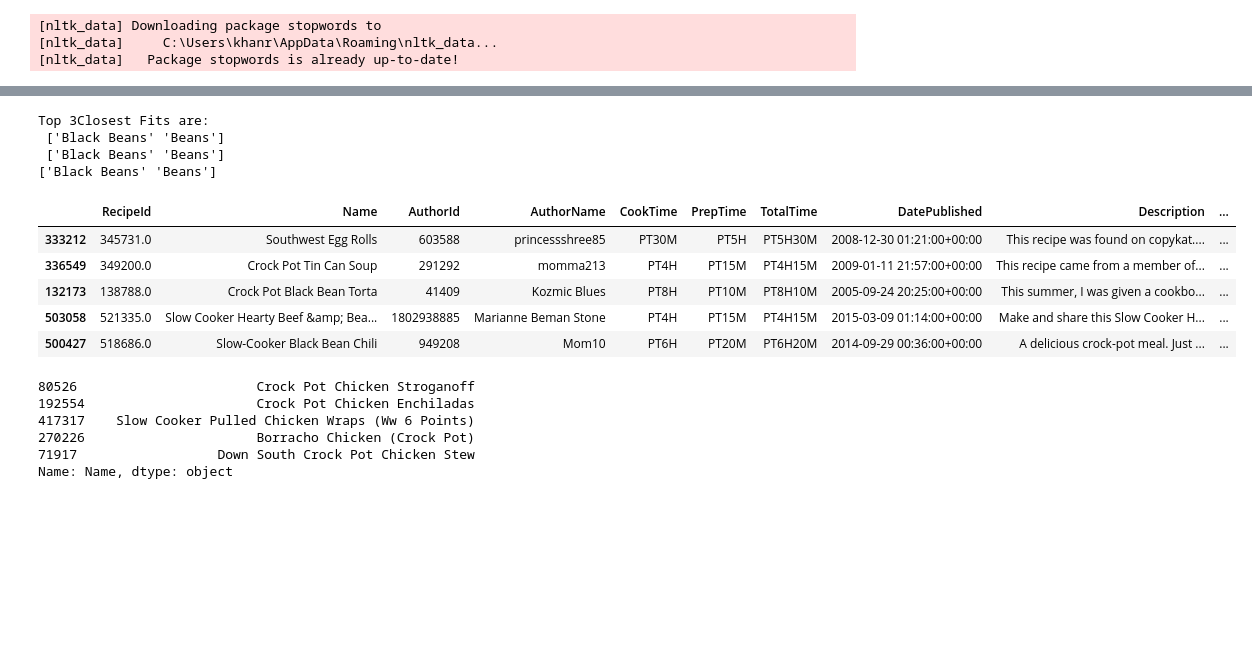
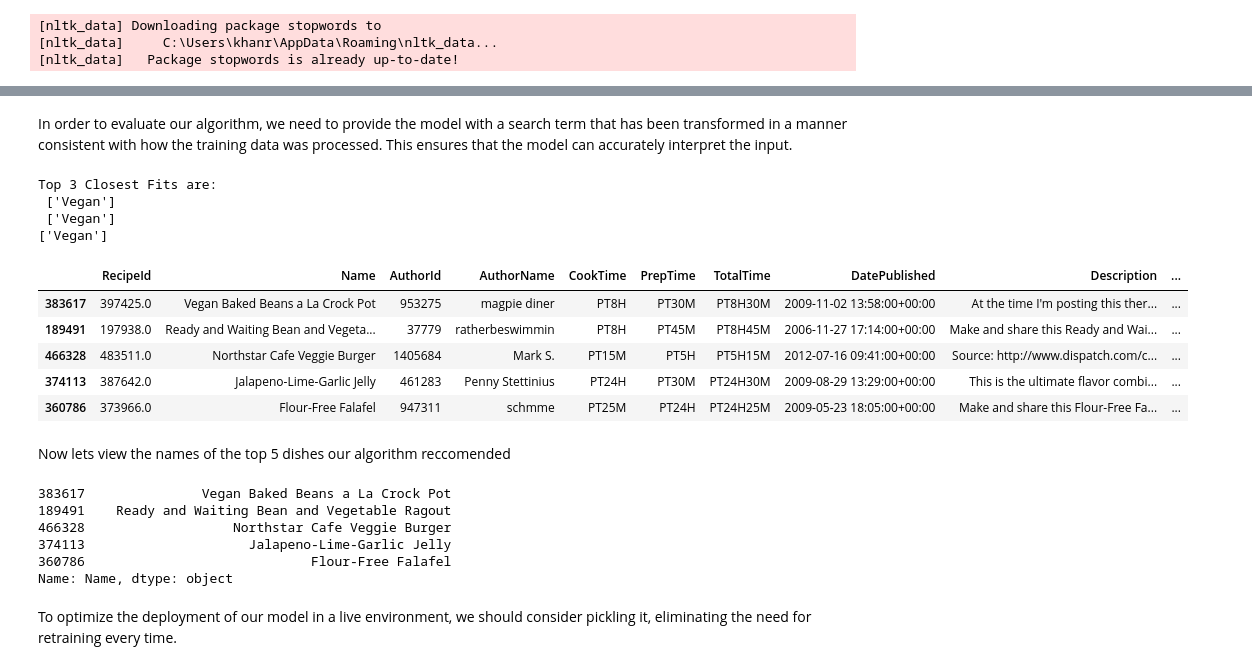
Before and after one commit to RafayKhan2/Brainstation-Capstone, a Jupyter notebook: Rafay_Khan_Capstone_Sprint1.ipynb, the cells around one changed output, grey strips where cells are left out. Saved outputs shown, nothing was run; the diff lists cells and outputs as text; code cells hidden in the pictures; blank space fills up the shorter version.

```diff
--- a/Rafay_Khan_Capstone_Sprint1.ipynb
+++ b/Rafay_Khan_Capstone_Sprint1.ipynb
@@ -374,28 +402,37 @@ NearestNeighbors(algorithm='auto', leaf_size=30, metric='cosine',
+# %% [markdown]
+In order to evaluate our algorithm, we need to provide the model with a search term that has been transformed in a manner consistent with how the training data was processed. This ensures that the model can accurately interpret the input.
 # %%
-search_terms = ['Black']
+search_terms = ['Vegan']
 search_terms_transformed = tfidf.transform(search_terms)
 
 dist, neighbour_ind = nn_model.kneighbors(search_terms_transformed)
 idx = neighbour_ind[0].astype(int)
-print(f"\nTop 3Closest Fits are:\n {X.iloc[neighbour_ind[0][0]]} \n {X.iloc[neighbour_ind[0][1]]} \n{X.iloc[neighbour_ind[0][2]]}")
-nutrition.iloc[idx]
+print(f"\nTop 3 Closest Fits are:\n {X.iloc[neighbour_ind[0][0]]} \n {X.iloc[neighbour_ind[0][1]]} \n{X.iloc[neighbour_ind[0][2]]}")
+recomendations = nutrition.iloc[idx]
+recomendations_query = recomendations['Keywords']
+#print(recomendations_query)
+recomendations
 # %% [output]
-Top 3Closest Fits are:
- ['Black Beans' 'Beans']
- ['Black Beans' 'Beans']
-['Black Beans' 'Beans']
+Top 3 Closest Fits are:
+ ['Vegan']
+ ['Vegan']
+['Vegan']
 |  | RecipeId | Name | AuthorId | AuthorName | CookTime | PrepTime | TotalTime | DatePublished | Description | ... |
-| 333212 | 345731.0 | Southwest Egg Rolls | 603588 | princessshree85 | PT30M | PT5H | PT5H30M | 2008-12-30 01:21:00+00:00 | This recipe was found on copykat.... | ... |
-| 336549 | 349200.0 | Crock Pot Tin Can Soup | 291292 | momma213 | PT4H | PT15M | PT4H15M | 2009-01-11 21:57:00+00:00 | This recipe came from a member of... | ... |
-| 132173 | 138788.0 | Crock Pot Black Bean Torta | 41409 | Kozmic Blues | PT8H | PT10M | PT8H10M | 2005-09-24 20:25:00+00:00 | This summer, I was given a cookbo... | ... |
-| 503058 | 521335.0 | Slow Cooker Hearty Beef &amp; Bea... | 1802938885 | Marianne Beman Stone | PT4H | PT15M | PT4H15M | 2015-03-09 01:14:00+00:00 | Make and share this Slow Cooker H... | ... |
-| 500427 | 518686.0 | Slow-Cooker Black Bean Chili | 949208 | Mom10 | PT6H | PT20M | PT6H20M | 2014-09-29 00:36:00+00:00 | A delicious crock-pot meal. Just ... | ... |
+| 383617 | 397425.0 | Vegan Baked Beans a La Crock Pot | 953275 | magpie diner | PT8H | PT30M | PT8H30M | 2009-11-02 13:58:00+00:00 | At the time I'm posting this ther... | ... |
+| 189491 | 197938.0 | Ready and Waiting Bean and Vegeta... | 37779 | ratherbeswimmin | PT8H | PT45M | PT8H45M | 2006-11-27 17:14:00+00:00 | Make and share this Ready and Wai... | ... |
+| 466328 | 483511.0 | Northstar Cafe Veggie Burger | 1405684 | Mark S. | PT15M | PT5H | PT5H15M | 2012-07-16 09:41:00+00:00 | Source: http://www.dispatch.com/c... | ... |
+| 374113 | 387642.0 | Jalapeno-Lime-Garlic Jelly | 461283 | Penny Stettinius | PT24H | PT30M | PT24H30M | 2009-08-29 13:29:00+00:00 | This is the ultimate flavor combi... | ... |
+| 360786 | 373966.0 | Flour-Free Falafel | 947311 | schmme | PT25M | PT24H | PT24H25M | 2009-05-23 18:05:00+00:00 | Make and share this Flour-Free Fa... | ... |
+# %% [markdown]
+Now lets view the names of the top 5 dishes our algorithm reccomended
 # %%
 nutrition.iloc[neighbour_ind[0][0:5]]['Name']
 # %% [output]
-80526                       Crock Pot Chicken Stroganoff
-192554                      Crock Pot Chicken Enchiladas
-417317    Slow Cooker Pulled Chicken Wraps (Ww 6 Points)
-270226                      Borracho Chicken (Crock Pot)
-71917                  Down South Crock Pot Chicken Stew
+383617               Vegan Baked Beans a La Crock Pot
+189491    Ready and Waiting Bean and Vegetable Ragout
+466328                   Northstar Cafe Veggie Burger
+374113                     Jalapeno-Lime-Garlic Jelly
+360786                             Flour-Free Falafel
 Name: Name, dtype: object
+# %% [markdown]
+To optimize the deployment of our model in a live environment, we should consider pickling it, eliminating the need for retraining every time.
```
Also changed, not shown: parts of 40 cells of this notebook.
